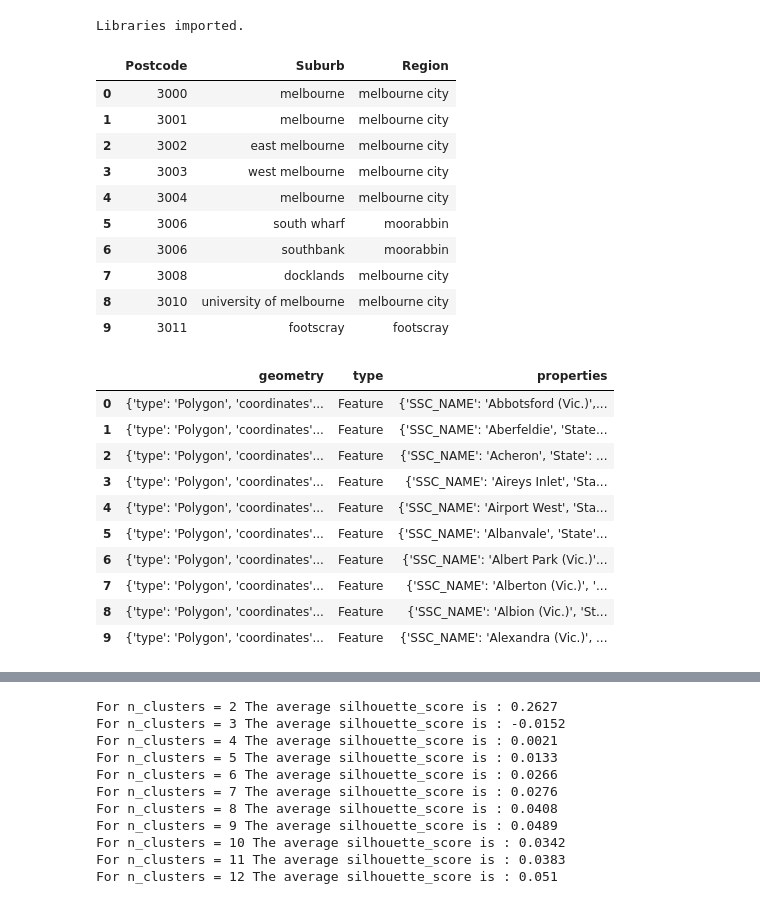
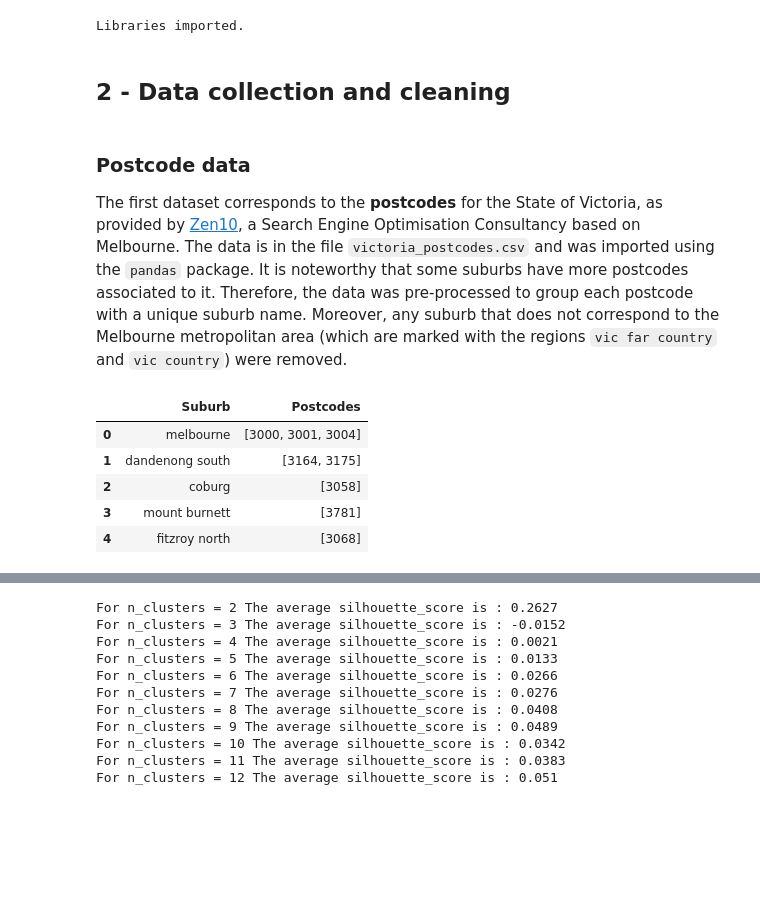
Before and after one commit to andremun/Coursera_Capstone, a Jupyter notebook: Final Project - Notebook.ipynb, the cells around one changed output, grey strips where cells are left out. Drawn from its saved outputs; the diff is of its cells as text; code cells hidden in the pictures; blank space fills up the shorter version.

```diff
--- a/Final Project - Notebook.ipynb
+++ b/Final Project - Notebook.ipynb
@@ -13,42 +31,34 @@ from shapely.geometry import Polygon
 print('Libraries imported.')
 # %% [output]
 Libraries imported.
+# %% [markdown]
+## 2 - Data collection and cleaning
+# %% [markdown]
+### Postcode data
+
+The first dataset corresponds to the **postcodes** for the State of Victoria, as provided by [Zen10](https://zen10.com.au/melbourne-suburb-list/), a Search Engine Optimisation Consultancy based on Melbourne. The data is in the file `victoria_postcodes.csv` and was imported using the `pandas` package. It is noteworthy that some suburbs have more postcodes associated to it. Therefore, the data was pre-processed to group each postcode with a unique suburb name. Moreover, any suburb that does not correspond to the Melbourne metropolitan area (which are marked with the regions `vic far country` and `vic country`) were removed.
 # %%
 file_suburb_pcode = 'victoria_postcodes.csv'
 data_suburb_pcode = pd.read_csv(file_suburb_pcode, names=['Postcode','Suburb','Region'])
 data_suburb_pcode['Suburb'] = data_suburb_pcode['Suburb'].str.lower()
 data_suburb_pcode['Region'] = data_suburb_pcode['Region'].str.lower()
 data_suburb_pcode = data_suburb_pcode.loc[data_suburb_pcode['Region']!='vic far country']
 data_suburb_pcode = data_suburb_pcode.loc[data_suburb_pcode['Region']!='vic country']
-data_suburb_pcode.head(10)
+suburb_pcodes = pd.DataFrame(columns=['Suburb','Postcodes'])
+suburb_names = data_suburb_pcode['Suburb'].value_counts().index
+
+# For every single unique suburb
+for ii in range(0,len(suburb_names)):
+    # Extract the data for that unique postcode
+    idx = data_suburb_pcode['Suburb'] == suburb_names[ii]
+    pcs = data_suburb_pcode.loc[idx]['Postcode'].values.tolist()
+    suburb_pcodes.loc[ii] = [suburb_names[ii],pcs]
+
+suburb_pcodes.head(5)
 # %% [output]
-|  | Postcode | Suburb | Region |
-| 0 | 3000 | melbourne | melbourne city |
-| 1 | 3001 | melbourne | melbourne city |
-| 2 | 3002 | east melbourne | melbourne city |
-| 3 | 3003 | west melbourne | melbourne city |
-| 4 | 3004 | melbourne | melbourne city |
-| 5 | 3006 | south wharf | moorabbin |
-| 6 | 3006 | southbank | moorabbin |
-| 7 | 3008 | docklands | melbourne city |
-| 8 | 3010 | university of melbourne | melbourne city |
-| 9 | 3011 | footscray | footscray |
+|  | Suburb | Postcodes |
+| 0 | melbourne | [3000, 3001, 3004] |
+| 1 | dandenong south | [3164, 3175] |
+| 2 | coburg | [3058] |
+| 3 | mount burnett | [3781] |
+| 4 | fitzroy north | [3068] |
-# %%
-file_suburb_coord = 'victoria_suburb_geocoordiantes.json'
-with open(file_suburb_coord, 'r') as myfile:
-    data_suburb_coord = myfile.read()
-
-data_suburb_coord = pd.read_json(data_suburb_coord)
-data_suburb_coord['geometry'][0]['coordinates']
-# %% [output]
-|  | geometry | type | properties |
-| 0 | {'type': 'Polygon', 'coordinates'... | Feature | {'SSC_NAME': 'Abbotsford (Vic.)',... |
-| 1 | {'type': 'Polygon', 'coordinates'... | Feature | {'SSC_NAME': 'Aberfeldie', 'State... |
-| 2 | {'type': 'Polygon', 'coordinates'... | Feature | {'SSC_NAME': 'Acheron', 'State': ... |
-| 3 | {'type': 'Polygon', 'coordinates'... | Feature | {'SSC_NAME': 'Aireys Inlet', 'Sta... |
-| 4 | {'type': 'Polygon', 'coordinates'... | Feature | {'SSC_NAME': 'Airport West', 'Sta... |
-| 5 | {'type': 'Polygon', 'coordinates'... | Feature | {'SSC_NAME': 'Albanvale', 'State'... |
-| 6 | {'type': 'Polygon', 'coordinates'... | Feature | {'SSC_NAME': 'Albert Park (Vic.)'... |
-| 7 | {'type': 'Polygon', 'coordinates'... | Feature | {'SSC_NAME': 'Alberton (Vic.)', '... |
-| 8 | {'type': 'Polygon', 'coordinates'... | Feature | {'SSC_NAME': 'Albion (Vic.)', 'St... |
-| 9 | {'type': 'Polygon', 'coordinates'... | Feature | {'SSC_NAME': 'Alexandra (Vic.)', ... |
```
Also changed, not shown: parts of 23 cells of this notebook, 2 other files.
